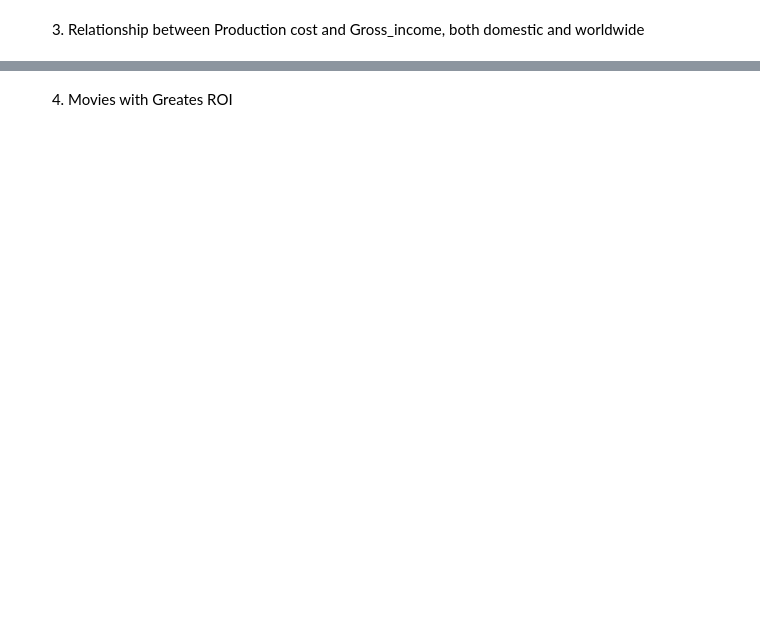
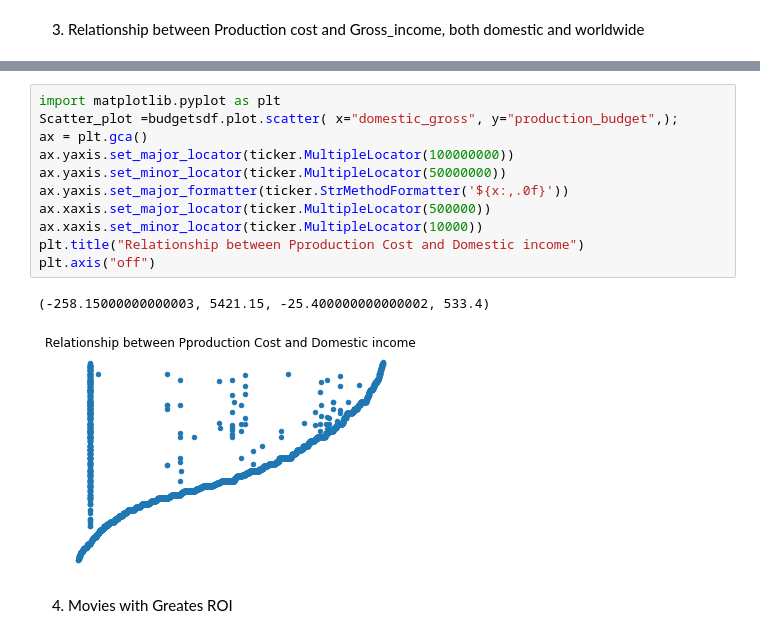
Before and after one commit to N-kioko/PHASE_1_PROJECT, a Jupyter notebook: index.ipynb, the cells around one changed output, grey strips where cells are left out. Cells and saved outputs as stored; diff of their text form; blank space fills up the shorter version.

```diff
--- a/index.ipynb
+++ b/index.ipynb
@@ -253,2 +257,16 @@ plt.axis("off")
+# %%
+import matplotlib.pyplot as plt
+Scatter_plot =budgetsdf.plot.scatter( x="domestic_gross", y="production_budget",);
+ax = plt.gca()
+ax.yaxis.set_major_locator(ticker.MultipleLocator(100000000))
+ax.yaxis.set_minor_locator(ticker.MultipleLocator(50000000))
+ax.yaxis.set_major_formatter(ticker.StrMethodFormatter('${x:,.0f}'))
+ax.xaxis.set_major_locator(ticker.MultipleLocator(500000))
+ax.xaxis.set_minor_locator(ticker.MultipleLocator(10000))
+plt.title("Relationship between Pproduction Cost and Domestic income")
+plt.axis("off")
+# %% [output]
+(-258.15000000000003, 5421.15, -25.400000000000002, 533.4)
+[figure, added]
 # %% [markdown]
 4. Movies with Greates ROI
```
Also changed, not shown: parts of 6 cells of this notebook, 1 other file.
